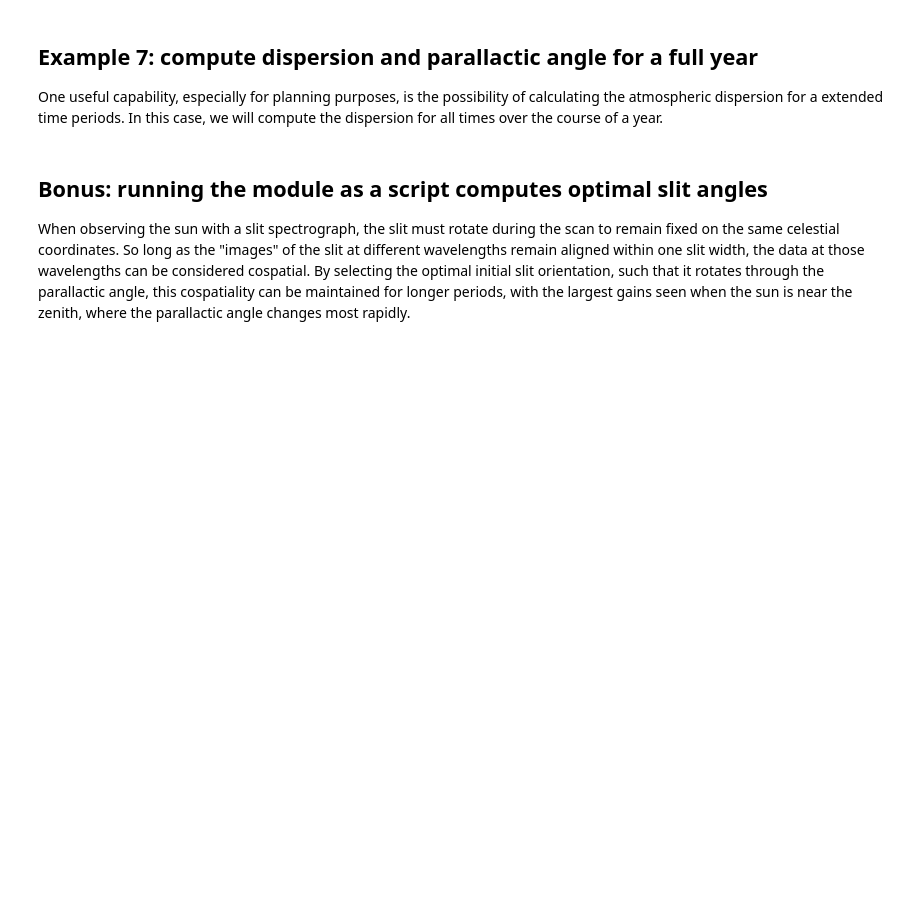
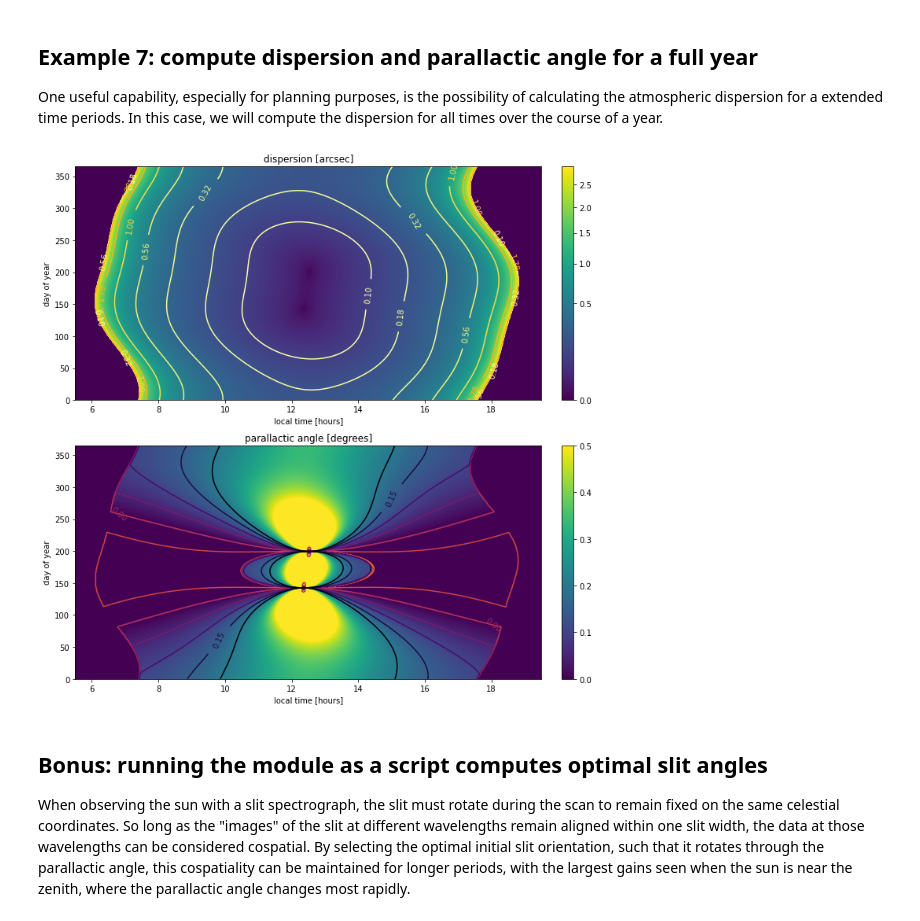
Before and after one commit to kreardon/atmospheric_dispersion, a Jupyter notebook: python/Dispersion_examples.ipynb, the cells around one changed output. Saved outputs shown, nothing was run; the diff lists cells and outputs as text; code cells hidden in the pictures; blank space fills up the shorter version.

```diff
--- a/python/Dispersion_examples.ipynb
+++ b/python/Dispersion_examples.ipynb
@@ -338,15 +369,17 @@ plt.tight_layout()
 One useful capability, especially for planning purposes, is the possibility of calculating the atmospheric dispersion for a extended time periods. In this case, we will compute the dispersion for all times over the course of a year.
 # %%
 # Let's see how the dispersion changes over the entire year of 2022.
-times = Time("2022-01-01 10:00:00", scale='utc') + np.arange(1440*365)*u.min
+times = Time("2022-01-01 10:01:00", scale='utc') + np.arange(1440*365)*u.min
 times.format = 'jd'
 
 # We'll look at the dispersion between the Ca II H and Ca II 8542 Å lines.
 wavelengths = np.array([396.8, 854.2]) * u.nm
+wavelengths = np.array([486.1, 525.0]) * u.nm
+
 
 # Warning: this one takes a while, as astropy uses more precise algorithms than IDL.
 # Also because 1440*365 is a really big number.
-refraction_atm, times, coords = adm.atmospheric_refraction(wavelengths,
+refraction_atm_p1, times_p1, coords_p1 = adm.atmospheric_refraction(wavelengths,
                                                            times,
                                                            air_pressure      = atm_conditions['pressure'],
                                                            air_temp          = atm_conditions['temp'],
@@ -358,39 +391,46 @@ refraction_atm, times, coords = adm.atmospheric_refraction(wavelengths,
 # Reshape the data into a 2-D array so we can plot it as images.
 dispersion = -np.diff(refraction_atm['refraction_mag (arcsec)'], axis=1).reshape((365, 1440))
 par_ang = refraction_atm['parallactic_angle (degrees)'].reshape((365, 1440))
+par_ang_p1 = refraction_atm_p1['parallactic_angle (degrees)'].reshape((365, 1440))
+
 
 # Mask out times where the sun is below 4 degrees.
 mask = np.where(coords['altitude (degrees)']>4, 1, 0).reshape((365, 1440))
 
 # Okay, let's plot the data!
 fig,ax = plt.subplots(2, 1, figsize=(10, 10))
 im_disp = ax[0].imshow(dispersion*mask, aspect='auto', origin='lower',
                        extent=[0, 24, 0, 365], norm=PowerNorm(0.5))
 plt.colorbar(im_disp, ax=ax[0], fraction=0.046, pad=0.04)
 # We'll add some contours to highlight how the dispersion changes.
 dispersion_levels = np.round(10**(np.arange(9)*0.25 - 1)*100)/100
 cont_disp = ax[0].contour(dispersion*mask, levels=dispersion_levels,
                         extent=[0, 24, 0, 365], cmap='inferno_r')
 ax[0].clabel(cont_disp, cont_disp.levels, inline=True)
 ax[0].set_xlim(5.5, 19.5)
 ax[0].set_xlabel('local time [hours]')
 ax[0].set_ylabel('day of year')
 ax[0].set_title('dispersion [arcsec]')
 
-im_parang = ax[1].imshow(par_ang*mask, aspect='auto', origin='lower', extent=[0, 24, 0, 365])
+im_parang = ax[1].imshow((par_ang_p1 - par_ang)*mask, aspect='auto', origin='lower', extent=[0, 24, 0, 365],vmax=0.5,vmin=0)
 plt.colorbar(im_parang, ax=ax[1], fraction=0.046, pad=0.04)
 # Some contours for the parallactic angle.
 # Note the two points where the contours intersect; these are the days on which
 # the sun passes directly overhead at Haleakalā, known locally as "Lahaina Noon."
-cont_parang = ax[1].contour(par_ang*mask, levels=np.arange(17)*10 - 80,
+cont_parang = ax[1].contour((par_ang_p1 - par_ang)*mask, levels=np.arange(17)*10 - 80,
                         extent=[0, 24, 0, 365], cmap='inferno_r')
+cont_parang = ax[1].contour((par_ang_p1 - par_ang)*mask, levels=np.arange(10)*0.05 - 0.25,
+                        extent=[0, 24, 0, 365], cmap='inferno_r')
+
 ax[1].clabel(cont_parang, cont_parang.levels[2::3], inline=True)
 ax[1].set_xlim(5.5, 19.5)
 ax[1].set_xlabel('local time [hours]')
 ax[1].set_ylabel('day of year')
 ax[1].set_title('parallactic angle [degrees]')
 
 plt.tight_layout()
+# %% [output]
+[figure, added]
 # %% [markdown]
 ## Bonus: running the module as a script computes optimal slit angles
 
```
Also changed, not shown: parts of 9 cells of this notebook, 1 other file.
